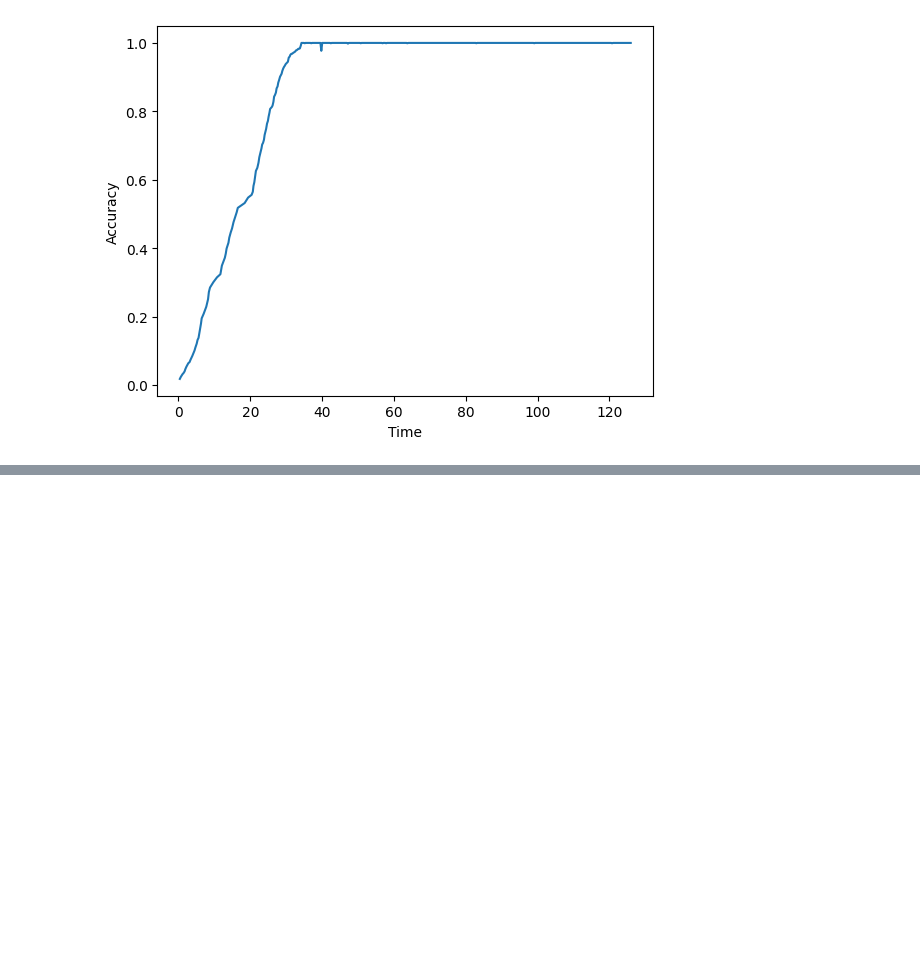
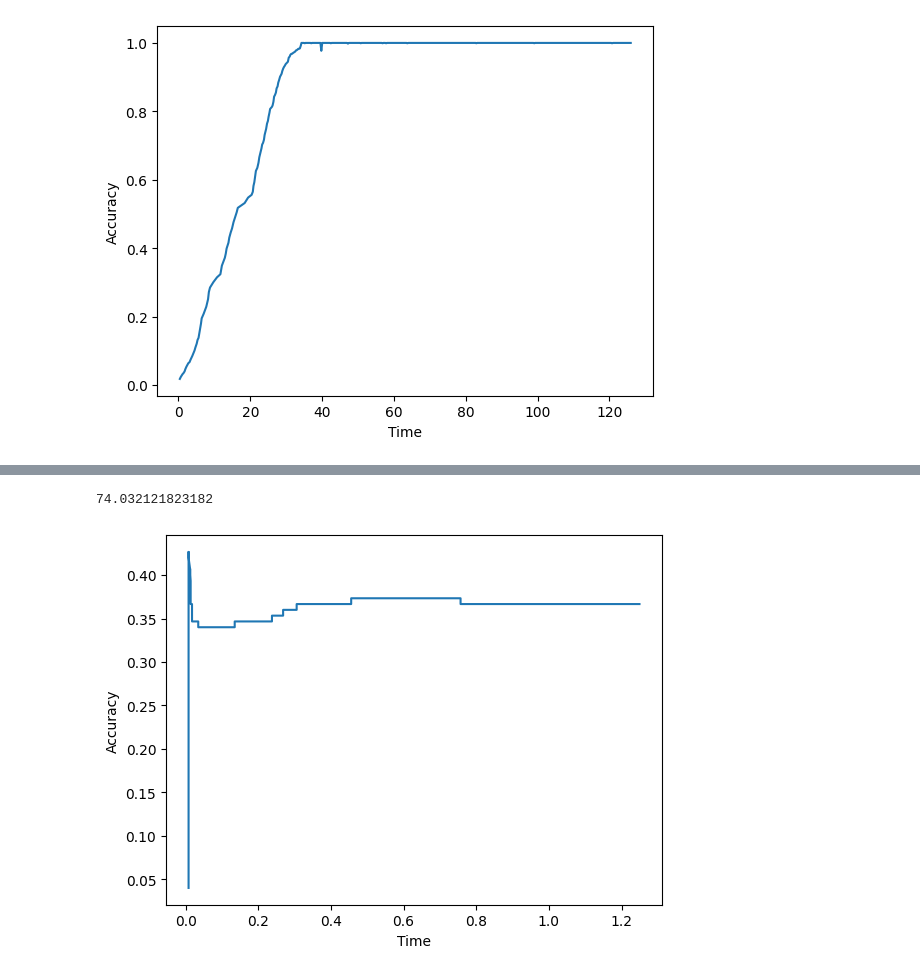
Before and after one commit to sofiapopetrogu/Optimization-Second-Homework, a Jupyter notebook: opt.ipynb, the cells around one changed output, grey strips where cells are left out. Drawn from its saved outputs; the diff is of its cells as text; code cells hidden in the pictures; blank space fills up the shorter version.

```diff
--- a/opt.ipynb
+++ b/opt.ipynb
@@ -202,0 +302,12 @@ plt.show()
+# %%
+losses[-1]
+# %% [output]
+74.032121823182
+# %%
+# real dataset
+plt.plot(times, accuracies)
+plt.xlabel('Time')
+plt.ylabel('Accuracy')
+plt.show()
+# %% [output]
+[figure, added]
```
Also changed, not shown: parts of 16 cells of this notebook.
